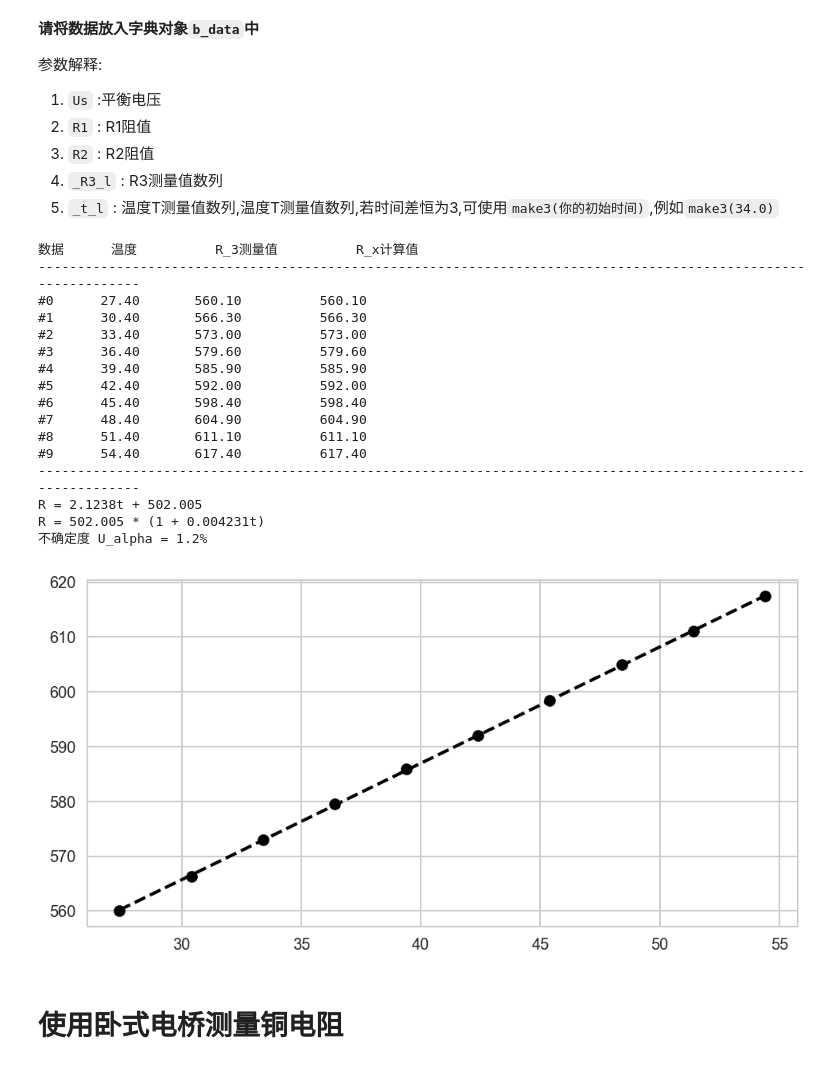
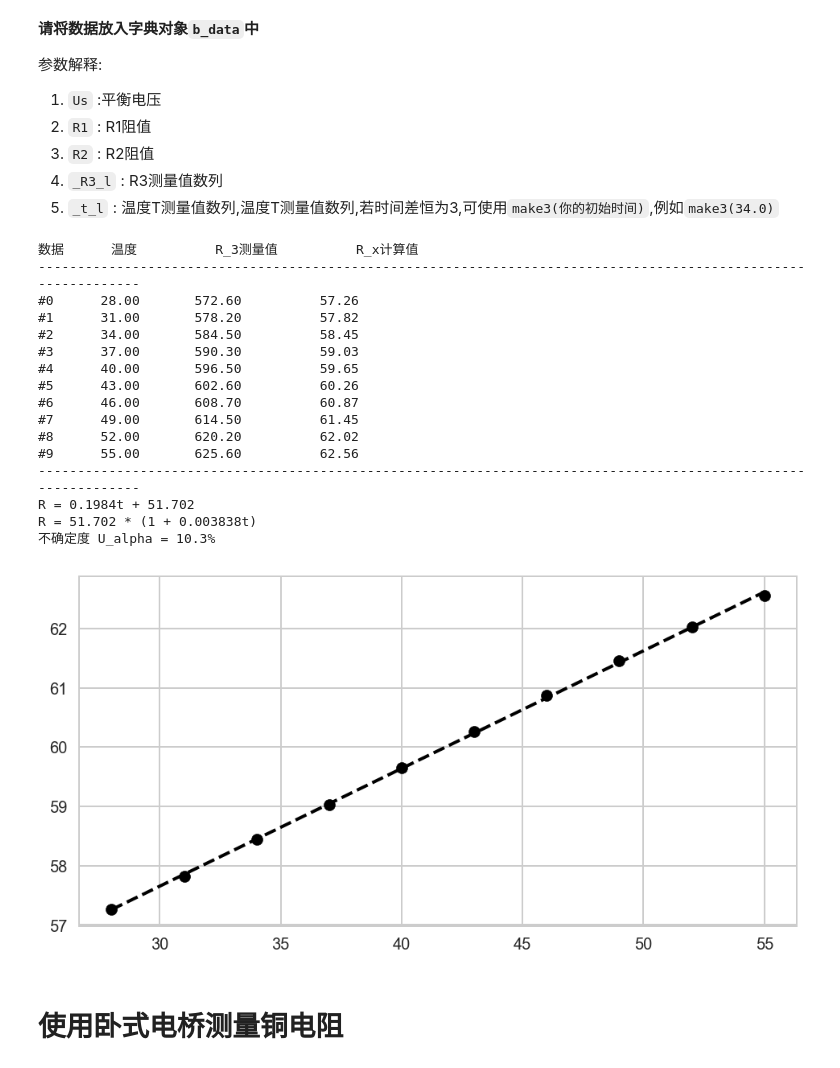
Before and after one commit to Yangjiaxi/pe, a Jupyter notebook: DC Bridge/DC_B.ipynb, the cells around one changed output. Cells and saved outputs as stored; diff of their text form; code cells hidden in the pictures.

```diff
--- a/DC Bridge/DC_B.ipynb
+++ b/DC Bridge/DC_B.ipynb
@@ -50,33 +50,33 @@ def b_bridge(Us, R1, R2, _R3_l, _t_l):
 3. `R2` : R2阻值
 4. `_R3_l` : R3测量值数列
 5. `_t_l` : 温度T测量值数列,温度T测量值数列,若时间差恒为3,可使用`make3(你的初始时间)`,例如`make3(34.0)`
-# %%
-b_data = {
-    'Us'    : 5,
-    'R1'    : 100,
-    'R2'    : 100,
-    '_R3_l' : [560.1,566.3,573.0,579.6,585.9,592.0,598.4,604.9,611.1,617.4],
-    '_t_l'  : make3(27.4)
-}
-b_bridge(**b_data)
-# %% [output]
-数据      温度          R_3测量值          R_x计算值
----------------------------------------------------------------------------------------------------------------
-#0      27.40       560.10          560.10
-#1      30.40       566.30          566.30
-#2      33.40       573.00          573.00
-#3      36.40       579.60          579.60
-#4      39.40       585.90          585.90
-#5      42.40       592.00          592.00
-#6      45.40       598.40          598.40
-#7      48.40       604.90          604.90
-#8      51.40       611.10          611.10
-#9      54.40       617.40          617.40
----------------------------------------------------------------------------------------------------------------
-R = 2.1238t + 502.005
-R = 502.005 * (1 + 0.004231t)
-不确定度 U_alpha = 1.2%
-[figure, removed]
+# %%
+b_data = {
+    'Us'    : 5,
+    'R1'    : 100,
+    'R2'    : 1000,
+    '_R3_l' : [572.6,578.2,584.5,590.3,596.5,602.6,608.7,614.5,620.2,625.6],
+    '_t_l'  : make3(28)
+}
+b_bridge(**b_data)
+# %% [output]
+数据      温度          R_3测量值          R_x计算值
+---------------------------------------------------------------------------------------------------------------
+#0      28.00       572.60          57.26
+#1      31.00       578.20          57.82
+#2      34.00       584.50          58.45
+#3      37.00       590.30          59.03
+#4      40.00       596.50          59.65
+#5      43.00       602.60          60.26
+#6      46.00       608.70          60.87
+#7      49.00       614.50          61.45
+#8      52.00       620.20          62.02
+#9      55.00       625.60          62.56
+---------------------------------------------------------------------------------------------------------------
+R = 0.1984t + 51.702
+R = 51.702 * (1 + 0.003838t)
+不确定度 U_alpha = 10.3%
+[figure, added]
 # %% [markdown]
 # 使用卧式电桥测量铜电阻
 # %%
```
Also changed, not shown: parts of 2 cells of this notebook, 1 other file.
